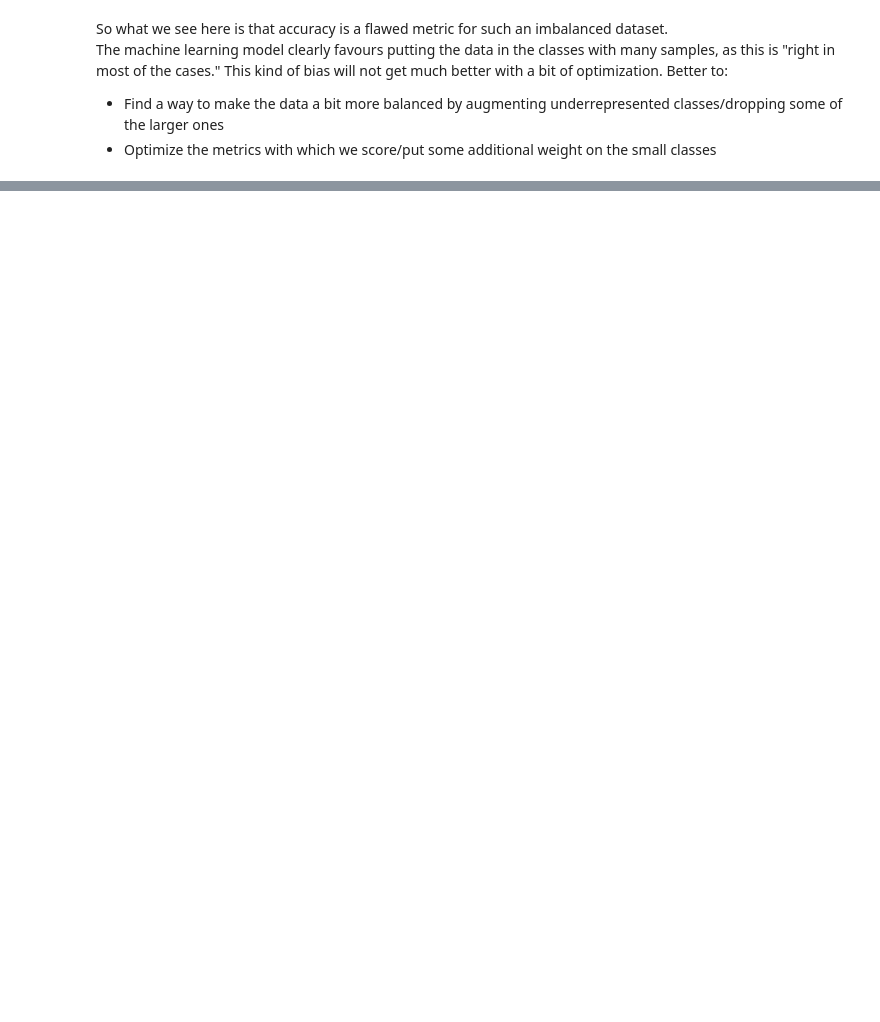
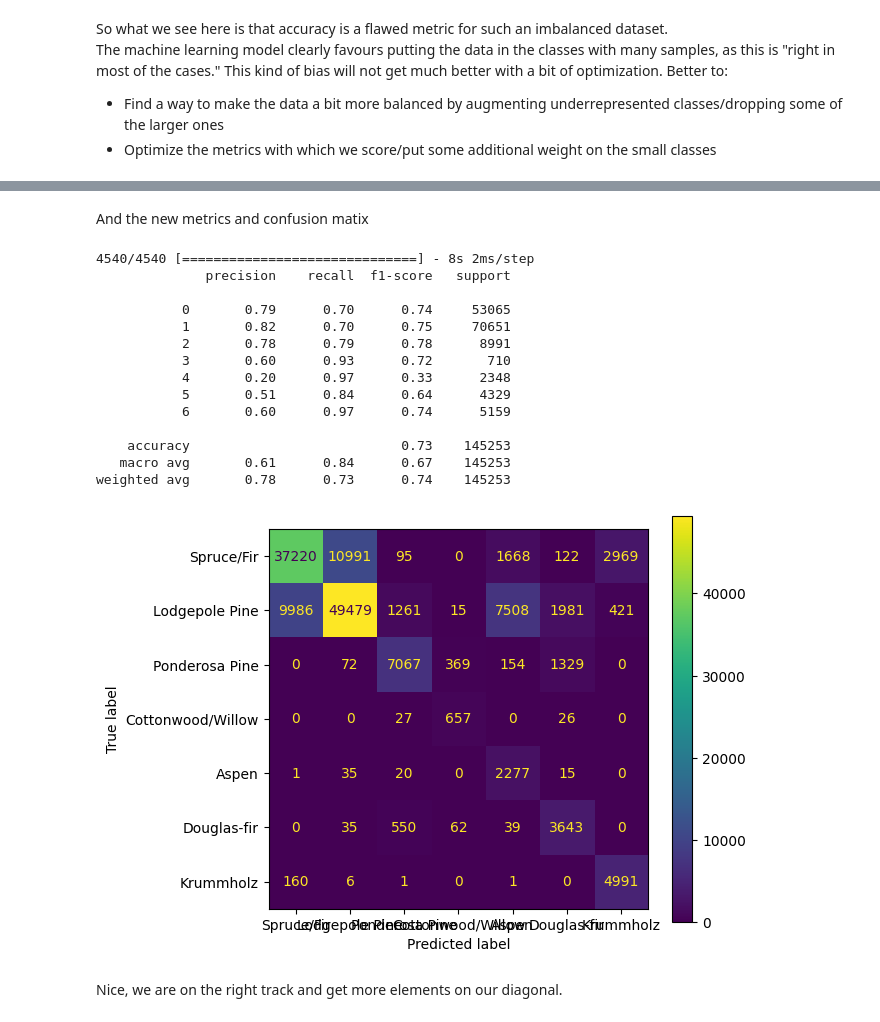
Before and after one commit to L-Koen/tensorflow_practice, a Jupyter notebook: CoverType-classification.ipynb, the cells around one changed output, grey strips where cells are left out. Saved outputs shown, nothing was run; the diff lists cells and outputs as text; code cells hidden in the pictures; blank space fills up the shorter version.

```diff
--- a/CoverType-classification.ipynb
+++ b/CoverType-classification.ipynb
@@ -269,0 +422,30 @@ for i in range(y_train.shape[1]):
+# %% [markdown]
+And the new metrics and confusion matix
+# %%
+# Calculate some simple metrics and the confusion Matrix
+y_pred2 = simple_model2.predict(x_test_transformed)
+y_pred2 = np.argmax(y_pred2, axis = 1)
+print(classification_report(np.argmax(y_test, axis = 1), y_pred2))
+cm2 = confusion_matrix(np.argmax(y_test, axis = 1), y_pred2)
+disp = ConfusionMatrixDisplay(confusion_matrix=cm2, display_labels = list(labels.values()))
+disp.plot()
+plt.tight_layout()
+plt.show()
+# %% [output]
+4540/4540 [==============================] - 8s 2ms/step
+              precision    recall  f1-score   support
+
+           0       0.79      0.70      0.74     53065
+           1       0.82      0.70      0.75     70651
+           2       0.78      0.79      0.78      8991
+           3       0.60      0.93      0.72       710
+           4       0.20      0.97      0.33      2348
+           5       0.51      0.84      0.64      4329
+           6       0.60      0.97      0.74      5159
+
+    accuracy                           0.73    145253
+   macro avg       0.61      0.84      0.67    145253
+weighted avg       0.78      0.73      0.74    145253
+[figure, added]
+# %% [markdown]
+Nice, we are on the right track and get more elements on our diagonal.
```
Also changed, not shown: parts of 49 cells of this notebook.
